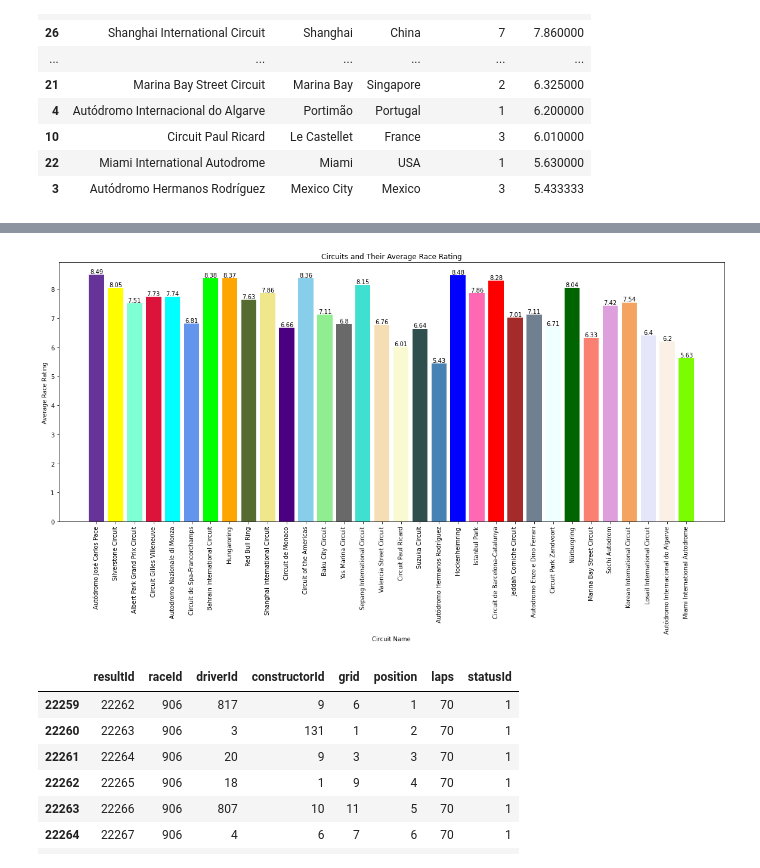
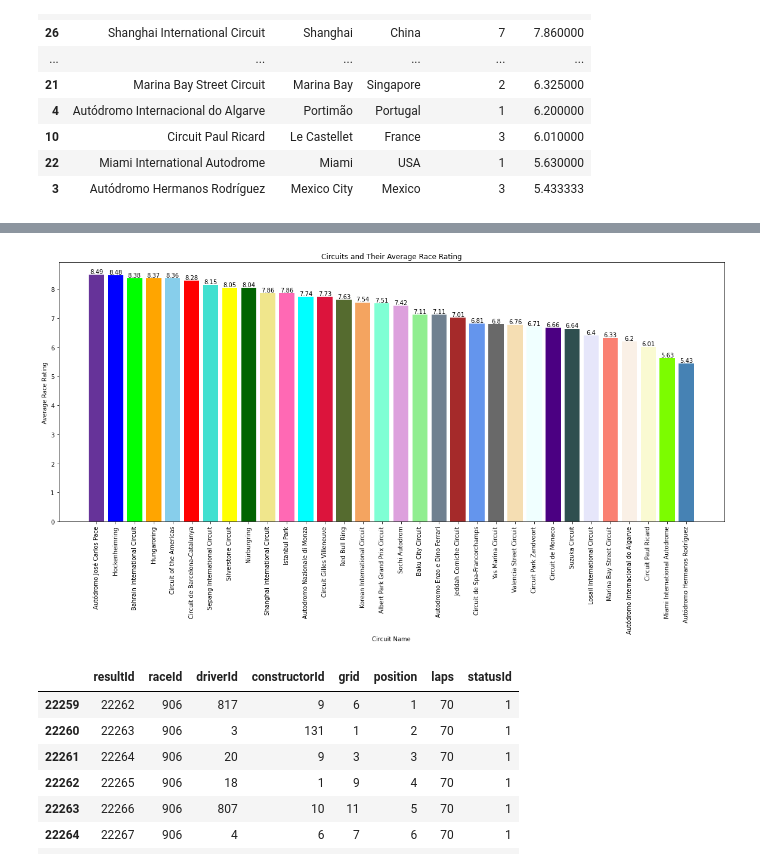
Before and after one commit to jasonhsu8/Formula-1-Project, a Jupyter notebook: JJ Notebooks/DataVisualisation.ipynb, the cells around one changed output, grey strips where cells are left out. Saved outputs shown, nothing was run; the diff lists cells and outputs as text; code cells hidden in the pictures.

```diff
--- a/JJ Notebooks/DataVisualisation.ipynb
+++ b/JJ Notebooks/DataVisualisation.ipynb
@@ -506,19 +502,21 @@ plt.show()
 # %%
 # Plot Bar Graph Circuits and their Average Race Rating
 plt.figure(figsize=(20,8))
-bars = plt.bar(x=circuit_rating["NameOfCircuit"], height=circuit_rating["Race Rating"], color=[circuit_colors[CircuitName] for CircuitName in circuit_rating["NameOfCircuit"]])
+circuit_rating.sort_values(by="Race Rating", ascending=False, inplace=True)
+circuit_rating_race_rating = circuit_rating
+bars = plt.bar(x=circuit_rating_race_rating["NameOfCircuit"], height=circuit_rating_race_rating["Race Rating"], color=[circuit_colors[CircuitName] for CircuitName in circuit_rating_race_rating["NameOfCircuit"]])
 plt.title("Circuits and Their Average Race Rating")
 plt.xlabel("Circuit Name")
 plt.ylabel("Average Race Rating")
 plt.xticks(rotation=90)
 
-for bar, height in zip(bars, circuit_rating["Race Rating"]):
+for bar, height in zip(bars, circuit_rating_race_rating["Race Rating"]):
     plt.text(bar.get_x() + bar.get_width() / 2, bar.get_height(), str(round(height, 2)),
              ha='center', va='bottom', fontsize=10, color='black')
 
 plt.show()
 # %% [output]
-[figure, old version]
+[figure, new version]
 # %%
 # Hypothesis 2
 # Are DNFs a factor in making a good race?
```
Also changed, not shown: parts of 2 cells of this notebook, 2 other files.
